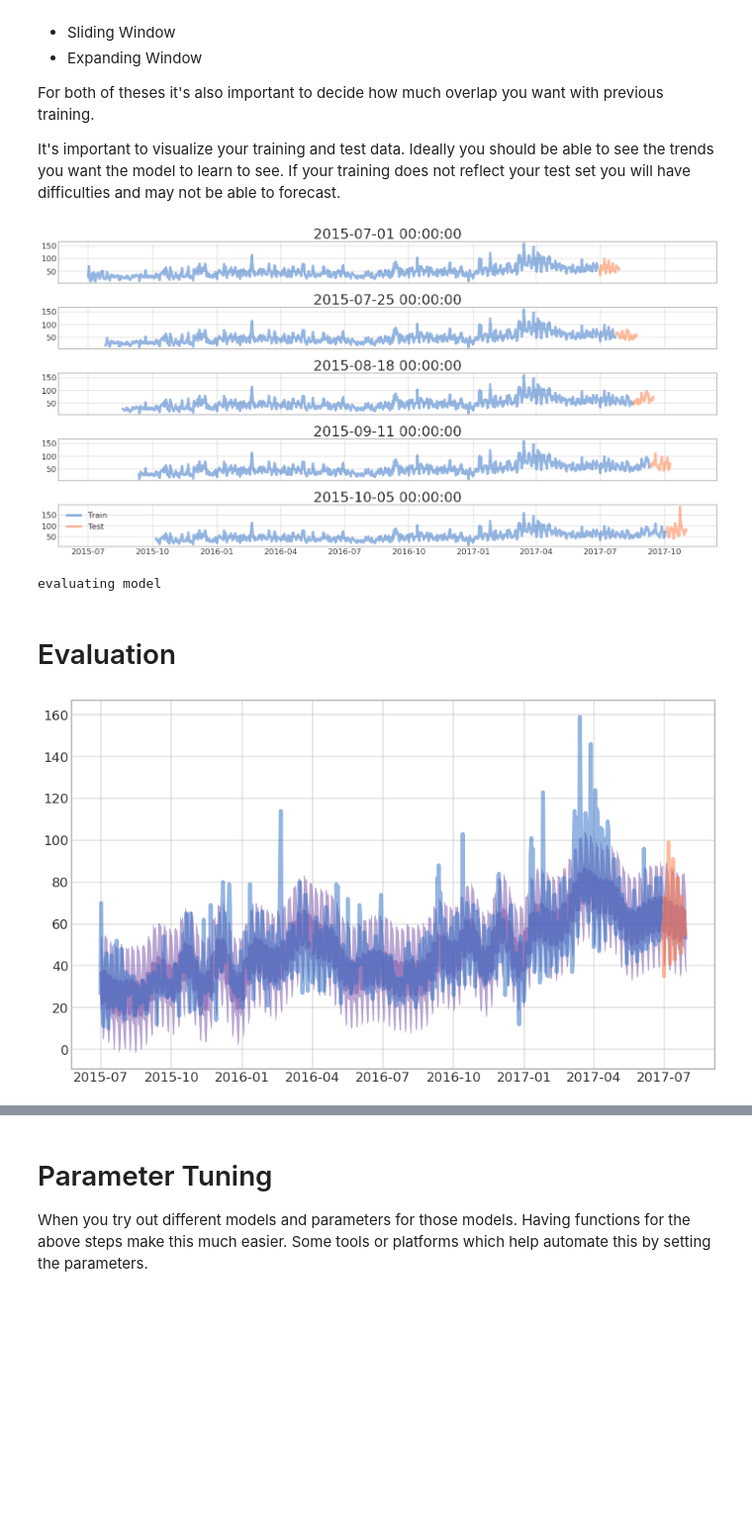
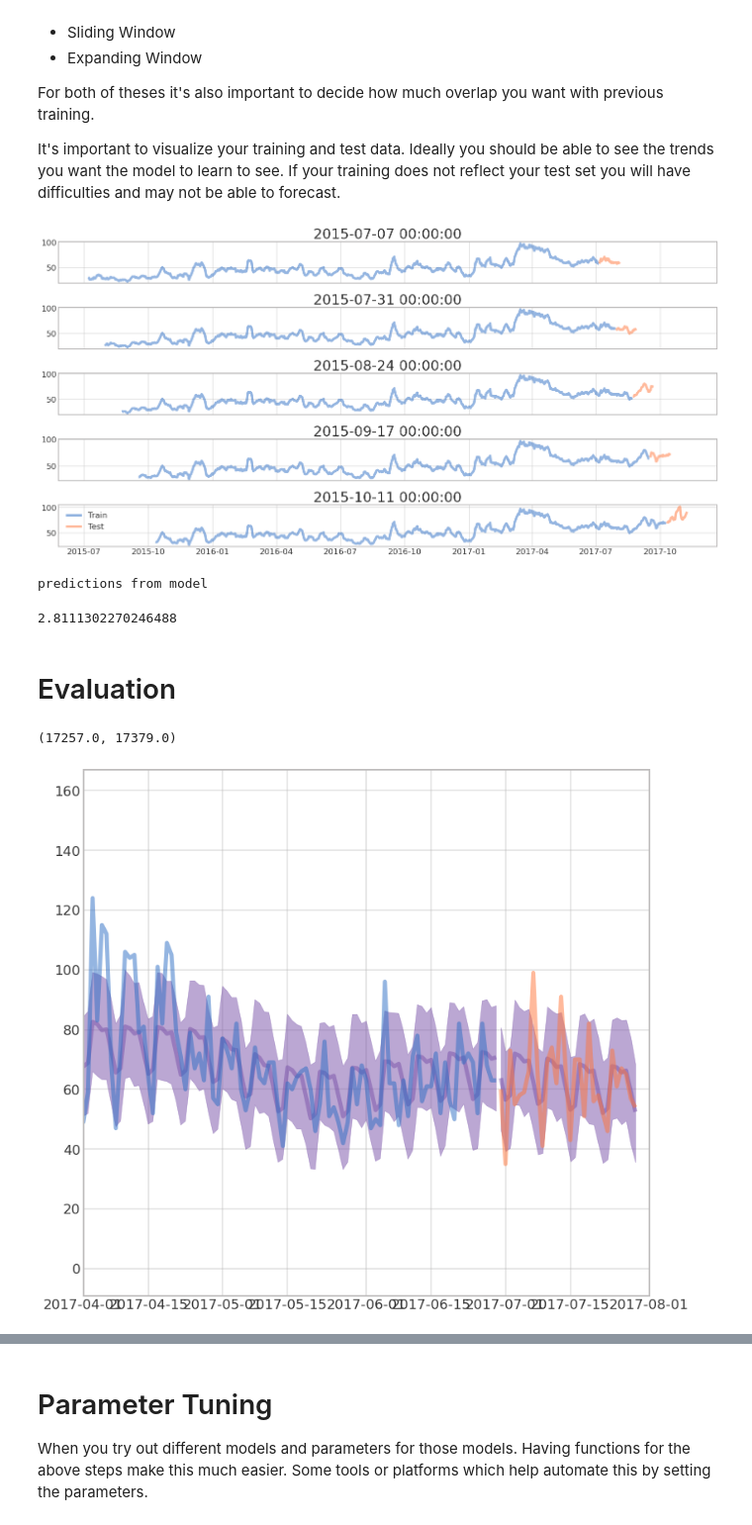
Before and after one commit to earthastronaut/the_crystal_ball, a Jupyter notebook: notebook/the_crystal_ball.ipynb, the cells around one changed output, grey strips where cells are left out. Shown: that part at 99% size. Saved outputs shown, nothing was run; the diff lists cells and outputs as text; code cells hidden in the pictures; blank space fills up the shorter version.

```diff
--- a/notebook/the_crystal_ball.ipynb
+++ b/notebook/the_crystal_ball.ipynb
@@ -78,13 +81,13 @@ articles = [
     #'Guido_van_Rossum',
 
     'Gardening',
-    'Soil',
     'Regenerative_agriculture',
-    'Vermicompost',
-    'Soil_food_web',
-    'Food_waste',
-    'Hipster_(contemporary_subculture)',
     'Permaculture',
+    #'Vermicompost',
+    # 'Soil_food_web',
+    #'Food_waste',
+    #'Hipster_(contemporary_subculture)',
+    # 'Soil',
 ]
 # %%
 df_input = the_crystal_ball.load_data.get_wikipedia_articles(articles, start, stop)
@@ -188,0 +208,9 @@ model = the_crystal_ball.models.create_model(
+# %%
+hyperparameters = dict(
+    daily_seasonality=False,
+    yearly_seasonality=True,
+)
+model = the_crystal_ball.models.create_model(
+    'fbprophet', **hyperparameters
+)
+model
@@ -213,4 +243,4 @@ windows = the_crystal_ball.training.compute_sliding_windows_for_data(
 the_crystal_ball.visualization.figure_test_train_splits(df_features, windows)
 None
 # %% [output]
-[figure, old version]
+[figure, new version]
@@ -221,7 +255,11 @@ training_results = the_crystal_ball.training.train_model(
     window=windows[0],
 )
 # %% [output]
-evaluating model
+predictions from model
+# %%
+training_results['metrics']['mean_absolute_error']
+# %% [output]
+2.8111302270246488
 # %% [markdown]
 # Evaluation
 # %%
@@ -229,7 +267,12 @@ evaluation_params = the_crystal_ball.training.training_results_to_evaulation_par
 # %%
 the_crystal_ball.visualization.plot_evaluation_prediction(
     ax=None,
     **evaluation_params,
 )
+plt.xlim(
+    pd.Timestamp('2017-04-01'),
+    pd.Timestamp('2017-08-01'),
+)
 # %% [output]
+(17257.0, 17379.0)
-[figure, old version]
+[figure, new version]
```
Also changed, not shown: parts of 15 cells of this notebook.
